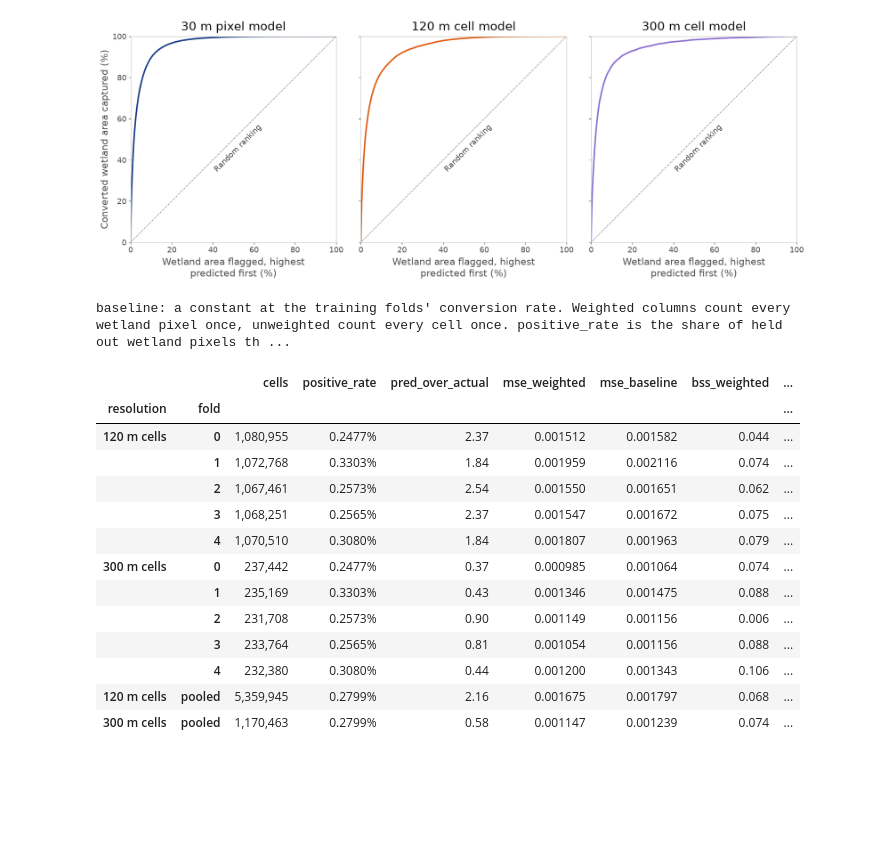
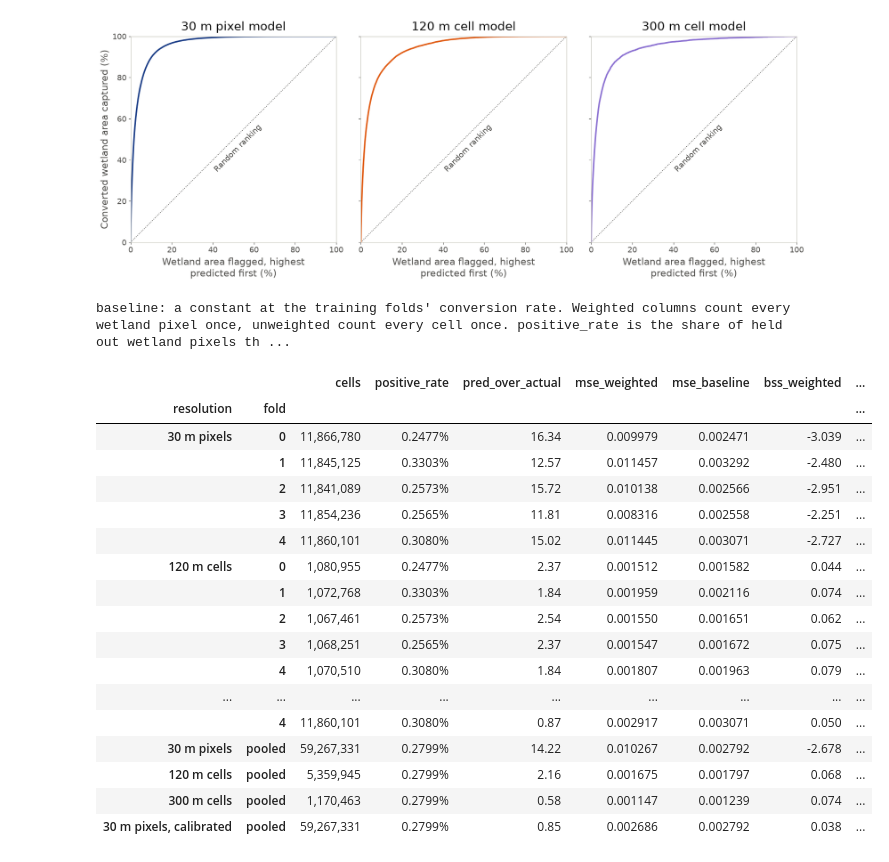
Before and after one commit to joshstallings/wetland_conversion, a Jupyter notebook: notebooks/for_report.ipynb, the cells around one changed output. Saved outputs shown, nothing was run; the diff lists cells and outputs as text; code cells hidden in the pictures; blank space fills up the shorter version.

```diff
--- a/notebooks/for_report.ipynb
+++ b/notebooks/for_report.ipynb
@@ -539,15 +538,34 @@ plt.show()
 # %% [output]
 [figure]
 # %%
-SKILL_RUNS = {name: run for name, run in CAPTURE_RUNS.items() if name != "30 m pixels"}
+from sklearn.isotonic import IsotonicRegression
+
+
+def load_preds(path):
+    """(pred, target, n_wetland) for one preds file. A pixel is a cell of one wetland pixel
+    whose target is its 0 or 1 label, so the same sums work at every resolution."""
+    with np.load(path) as z:
+        if "probs" in z:
+            p, t = z["probs"].astype(np.float64), z["labels"].astype(np.float64)
+            return p, t, np.ones_like(t)
+        return z["pred"].astype(np.float64), z["target"].astype(np.float64), z["n_wetland"].astype(np.float64)
+
+
+# Focal loss scores aren't probabilities (they sum to about 14x the real conversions), so the
+# raw pixel Brier score mostly measures that. The calibrated row fits isotonic regression per
+# fold on that fold's training predictions, so no held out label touches it. Those are scores
+# on rows the model trained on, which may run a bit more confident than on held out rows.
+SKILL_RUNS = {**CAPTURE_RUNS, "30 m pixels, calibrated": CAPTURE_RUNS["30 m pixels"]}
 
 rows = []
 for name, run in SKILL_RUNS.items():
     for k in range(5):
-        with np.load(run / f"fold_{k}/train_preds.npz") as z:
-            tr_t, tr_w = z["target"].astype(np.float64), z["n_wetland"].astype(np.float64)
-        with np.load(run / f"fold_{k}/val_preds.npz") as z:
-            p, t, w = z["pred"].astype(np.float64), z["target"].astype(np.float64), z["n_wetland"].astype(np.float64)
+        # the pixel run's train_preds only keeps every 10th training row (train_eval_stride),
+        # which is plenty to pin down the training conversion rate and fit the calibration
+        tr_p, tr_t, tr_w = load_preds(run / f"fold_{k}/train_preds.npz")
+        p, t, w = load_preds(run / f"fold_{k}/val_preds.npz")
+        if name.endswith("calibrated"):
+            p = IsotonicRegression(y_min=0, y_max=1, out_of_bounds="clip").fit(tr_p, tr_t).predict(p)
         # The baseline only sees the training folds, same as the model. The pixel weighted
         # mean (the pixel conversion rate) is the constant that minimizes pixel weighted MSE,
         # and the plain cell average is the one for the unweighted version.
@@ -559,43 +577,49 @@ for name, run in SKILL_RUNS.items():
         rows.append(dict(resolution=name, fold=k, cells=len(t), wetland_px=w.sum(),
                          converted_px=np.sum(t * w), predicted_px=np.sum(p * w),
                          sse_model=np.sum(w * (p - t) ** 2),
                          sse_train_mean=np.sum(w * (rate_px - t) ** 2),
                          sse_val_mean=np.sum(w * (rate_val - t) ** 2),
                          sse_model_cell=np.sum((p - t) ** 2),
                          sse_train_mean_cell=np.sum((rate_cell - t) ** 2)))
+        del p, t, w, tr_p, tr_t, tr_w
 
 per_fold = pd.DataFrame(rows)
 pooled = per_fold.drop(columns="fold").groupby("resolution", sort=False).sum().assign(fold="pooled").reset_index()
 s = pd.concat([per_fold.astype({"fold": str}), pooled], ignore_index=True).set_index(["resolution", "fold"])
 
 skill = pd.DataFrame({
     "cells": s.cells,
     "positive_rate": s.converted_px / s.wetland_px,
     "pred_over_actual": s.predicted_px / s.converted_px,
     "mse_weighted": s.sse_model / s.wetland_px,
     "mse_baseline": s.sse_train_mean / s.wetland_px,
     "bss_weighted": 1 - s.sse_model / s.sse_train_mean,
     "bss_vs_val_mean": 1 - s.sse_model / s.sse_val_mean,
     "bss_unweighted": 1 - s.sse_model_cell / s.sse_train_mean_cell,
 })
 print("baseline: a constant at the training folds' conversion rate. Weighted columns count every wetland pixel "
-      "once, unweighted count every cell once. positive_rate is the share of held out wetland pixels that converted.")
+      "once, unweighted count every cell once. positive_rate is the share of held out wetland pixels that converted. "
+      "For 30 m pixels every unit is one pixel, so weighted and unweighted are the same Brier score.")
 skill.style.format({"cells": "{:,}", "positive_rate": "{:.4%}", "pred_over_actual": "{:.2f}",
                     "mse_weighted": "{:.6f}", "mse_baseline": "{:.6f}",
                     **{c: "{:.3f}" for c in skill.columns if c.startswith("bss")}})
 # %% [output]
 baseline: a constant at the training folds' conversion rate. Weighted columns count every wetland pixel once, unweighted count every cell once. positive_rate is the share of held out wetland pixels th ...
 |  |  | cells | positive_rate | pred_over_actual | mse_weighted | mse_baseline | bss_weighted | ... |
 | resolution | fold |  |  |  |  |  |  | ... |
+| 30 m pixels | 0 | 11,866,780 | 0.2477% | 16.34 | 0.009979 | 0.002471 | -3.039 | ... |
+|  | 1 | 11,845,125 | 0.3303% | 12.57 | 0.011457 | 0.003292 | -2.480 | ... |
+|  | 2 | 11,841,089 | 0.2573% | 15.72 | 0.010138 | 0.002566 | -2.951 | ... |
+|  | 3 | 11,854,236 | 0.2565% | 11.81 | 0.008316 | 0.002558 | -2.251 | ... |
+|  | 4 | 11,860,101 | 0.3080% | 15.02 | 0.011445 | 0.003071 | -2.727 | ... |
 | 120 m cells | 0 | 1,080,955 | 0.2477% | 2.37 | 0.001512 | 0.001582 | 0.044 | ... |
 |  | 1 | 1,072,768 | 0.3303% | 1.84 | 0.001959 | 0.002116 | 0.074 | ... |
 |  | 2 | 1,067,461 | 0.2573% | 2.54 | 0.001550 | 0.001651 | 0.062 | ... |
 |  | 3 | 1,068,251 | 0.2565% | 2.37 | 0.001547 | 0.001672 | 0.075 | ... |
 |  | 4 | 1,070,510 | 0.3080% | 1.84 | 0.001807 | 0.001963 | 0.079 | ... |
-| 300 m cells | 0 | 237,442 | 0.2477% | 0.37 | 0.000985 | 0.001064 | 0.074 | ... |
-|  | 1 | 235,169 | 0.3303% | 0.43 | 0.001346 | 0.001475 | 0.088 | ... |
-|  | 2 | 231,708 | 0.2573% | 0.90 | 0.001149 | 0.001156 | 0.006 | ... |
-|  | 3 | 233,764 | 0.2565% | 0.81 | 0.001054 | 0.001156 | 0.088 | ... |
-|  | 4 | 232,380 | 0.3080% | 0.44 | 0.001200 | 0.001343 | 0.106 | ... |
+| ... | ... | ... | ... | ... | ... | ... | ... | ... |
+|  | 4 | 11,860,101 | 0.3080% | 0.87 | 0.002917 | 0.003071 | 0.050 | ... |
+| 30 m pixels | pooled | 59,267,331 | 0.2799% | 14.22 | 0.010267 | 0.002792 | -2.678 | ... |
 | 120 m cells | pooled | 5,359,945 | 0.2799% | 2.16 | 0.001675 | 0.001797 | 0.068 | ... |
 | 300 m cells | pooled | 1,170,463 | 0.2799% | 0.58 | 0.001147 | 0.001239 | 0.074 | ... |
+| 30 m pixels, calibrated | pooled | 59,267,331 | 0.2799% | 0.85 | 0.002686 | 0.002792 | 0.038 | ... |
```
Also changed, not shown: parts of 1 cell of this notebook, 1 other file.
